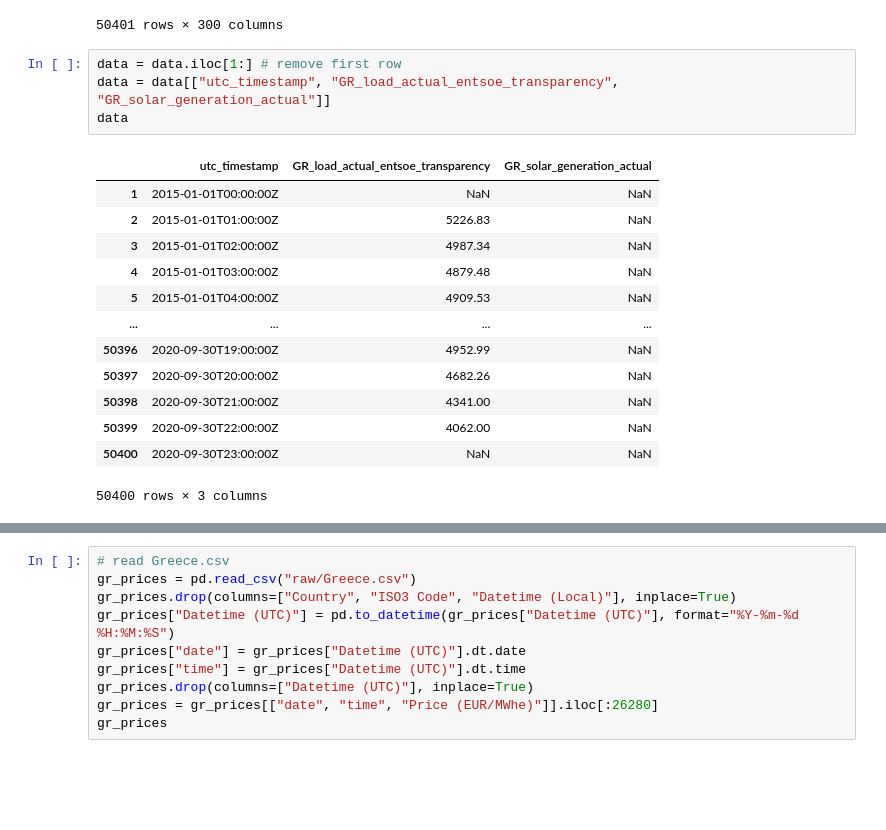
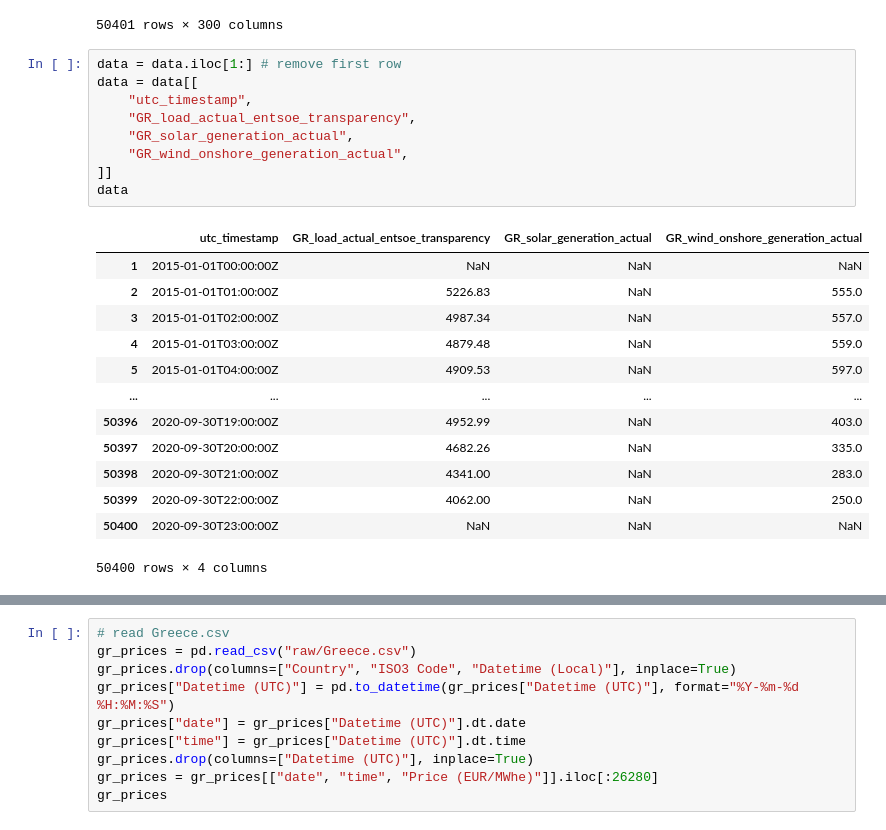
Before and after one commit to the-guti/ugrip-energy, a Jupyter notebook: building_energy_storage_simulation/data/preprocessing.ipynb, the cells around one changed output, grey strips where cells are left out. Cells and saved outputs as stored; diff of their text form; blank space fills up the shorter version.

```diff
--- a/building_energy_storage_simulation/data/preprocessing.ipynb
+++ b/building_energy_storage_simulation/data/preprocessing.ipynb
@@ -20,22 +20,27 @@ data
 50401 rows × 300 columns
 # %%
 data = data.iloc[1:] # remove first row
-data = data[["utc_timestamp", "GR_load_actual_entsoe_transparency", "GR_solar_generation_actual"]]
+data = data[[
+    "utc_timestamp",
+    "GR_load_actual_entsoe_transparency",
+    "GR_solar_generation_actual",
+    "GR_wind_onshore_generation_actual",
+]]
 data
 # %% [output]
-|  | utc_timestamp | GR_load_actual_entsoe_transparency | GR_solar_generation_actual |
-| 1 | 2015-01-01T00:00:00Z | NaN | NaN |
-| 2 | 2015-01-01T01:00:00Z | 5226.83 | NaN |
-| 3 | 2015-01-01T02:00:00Z | 4987.34 | NaN |
-| 4 | 2015-01-01T03:00:00Z | 4879.48 | NaN |
-| 5 | 2015-01-01T04:00:00Z | 4909.53 | NaN |
-| ... | ... | ... | ... |
-| 50396 | 2020-09-30T19:00:00Z | 4952.99 | NaN |
-| 50397 | 2020-09-30T20:00:00Z | 4682.26 | NaN |
-| 50398 | 2020-09-30T21:00:00Z | 4341.00 | NaN |
-| 50399 | 2020-09-30T22:00:00Z | 4062.00 | NaN |
-| 50400 | 2020-09-30T23:00:00Z | NaN | NaN |
+|  | utc_timestamp | GR_load_actual_entsoe_transparency | GR_solar_generation_actual | GR_wind_onshore_generation_actual |
+| 1 | 2015-01-01T00:00:00Z | NaN | NaN | NaN |
+| 2 | 2015-01-01T01:00:00Z | 5226.83 | NaN | 555.0 |
+| 3 | 2015-01-01T02:00:00Z | 4987.34 | NaN | 557.0 |
+| 4 | 2015-01-01T03:00:00Z | 4879.48 | NaN | 559.0 |
+| 5 | 2015-01-01T04:00:00Z | 4909.53 | NaN | 597.0 |
+| ... | ... | ... | ... | ... |
+| 50396 | 2020-09-30T19:00:00Z | 4952.99 | NaN | 403.0 |
+| 50397 | 2020-09-30T20:00:00Z | 4682.26 | NaN | 335.0 |
+| 50398 | 2020-09-30T21:00:00Z | 4341.00 | NaN | 283.0 |
+| 50399 | 2020-09-30T22:00:00Z | 4062.00 | NaN | 250.0 |
+| 50400 | 2020-09-30T23:00:00Z | NaN | NaN | NaN |
-50400 rows × 3 columns
+50400 rows × 4 columns
 # %%
 # plot the nan values
 plt.figure(figsize=(20, 5))
```
Also changed, not shown: parts of 9 cells of this notebook, 2 other files.
